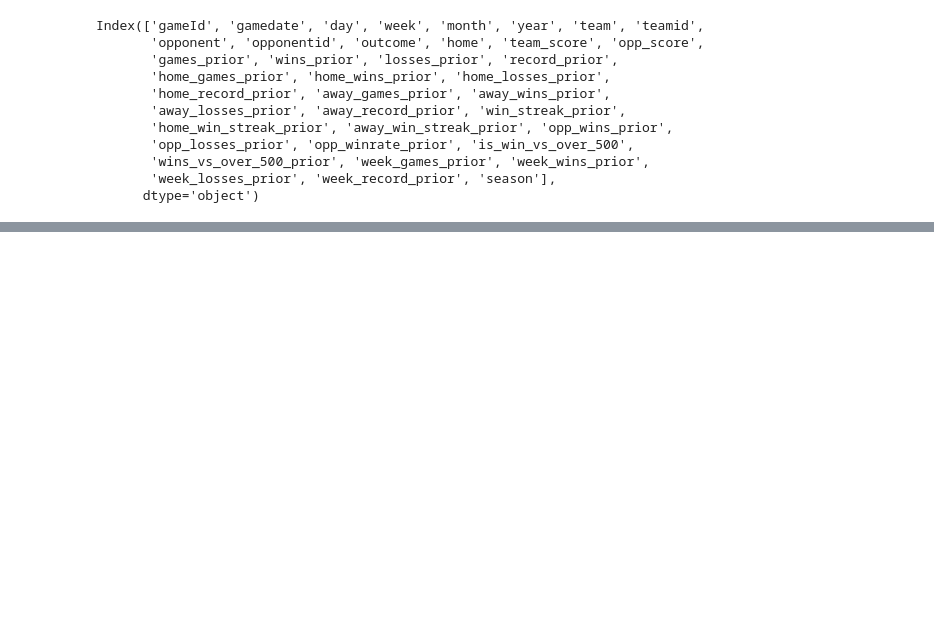
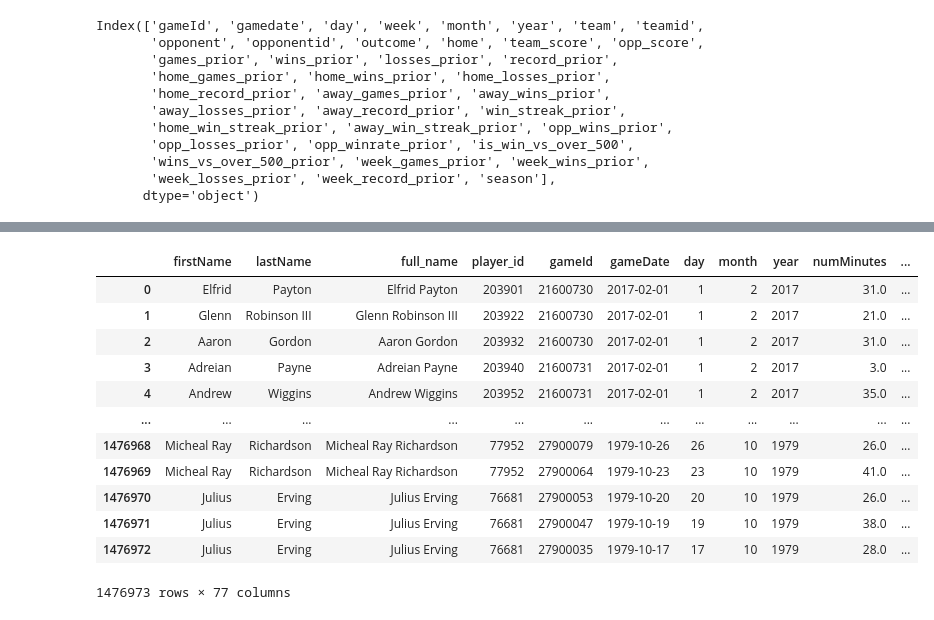
Before and after one commit to dejiandrew/nba-award-predictor, a Jupyter notebook: pow_features.ipynb, the cells around one changed output, grey strips where cells are left out. Drawn from its saved outputs; the diff is of its cells as text; code cells hidden in the pictures; blank space fills up the shorter version.

```diff
--- a/pow_features.ipynb
+++ b/pow_features.ipynb
@@ -550,0 +582,60 @@ player_statistics_df
+# %%
+query = """
+
+SELECT
+player_statistics_df.firstName
+,player_statistics_df.lastName
+,player_statistics_df.full_name
+,player_statistics_df.player_id
+,player_statistics_df.gameId
+,CAST(player_statistics_df.gameDate AS DATE) AS gameDate
+,DAY(CAST(player_statistics_df.gameDate AS DATE)) AS day
+,MONTH(CAST(player_statistics_df.gameDate AS DATE)) AS month
+,YEAR(CAST(player_statistics_df.gameDate AS DATE)) AS year
+,numMinutes
+,points
+,assists
+,blocks
+,steals
+,fieldGoalsAttempted
+,fieldGoalsMade
+,fieldGoalsPercentage
+,threePointersAttempted
+,threePointersMade
+,threePointersPercentage
+,freeThrowsAttempted
+,freeThrowsMade
+,freeThrowsPercentage
+,reboundsDefensive
+,reboundsOffensive
+,reboundsTotal
+,foulsPersonal
+,turnovers
+,plusMinusPoints
+,combined_df.*
+
+FROM player_statistics_df
+LEFT JOIN combined_df
+ON player_statistics_df.player_id = combined_df.player_id AND player_statistics_df.gameId = combined_df.gameId
+WHERE 1=1
+AND numMinutes IS NOT NULL  -- Remove any games where a player didn't play
+
+"""
+
+player_stats_with_pow = duckdb.query(query).df()
+player_stats_with_pow["won_player_of_the_week"] = np.where(player_stats_with_pow["won_player_of_the_week"].isna(),0,1)
+player_stats_with_pow
+# %% [output]
+|  | firstName | lastName | full_name | player_id | gameId | gameDate | day | month | year | numMinutes | ... |
+| 0 | Elfrid | Payton | Elfrid Payton | 203901 | 21600730 | 2017-02-01 | 1 | 2 | 2017 | 31.0 | ... |
+| 1 | Glenn | Robinson III | Glenn Robinson III | 203922 | 21600730 | 2017-02-01 | 1 | 2 | 2017 | 21.0 | ... |
+| 2 | Aaron | Gordon | Aaron Gordon | 203932 | 21600730 | 2017-02-01 | 1 | 2 | 2017 | 31.0 | ... |
+| 3 | Adreian | Payne | Adreian Payne | 203940 | 21600731 | 2017-02-01 | 1 | 2 | 2017 | 3.0 | ... |
+| 4 | Andrew | Wiggins | Andrew Wiggins | 203952 | 21600731 | 2017-02-01 | 1 | 2 | 2017 | 35.0 | ... |
+| ... | ... | ... | ... | ... | ... | ... | ... | ... | ... | ... | ... |
+| 1476968 | Micheal Ray | Richardson | Micheal Ray Richardson | 77952 | 27900079 | 1979-10-26 | 26 | 10 | 1979 | 26.0 | ... |
+| 1476969 | Micheal Ray | Richardson | Micheal Ray Richardson | 77952 | 27900064 | 1979-10-23 | 23 | 10 | 1979 | 41.0 | ... |
+| 1476970 | Julius | Erving | Julius Erving | 76681 | 27900053 | 1979-10-20 | 20 | 10 | 1979 | 26.0 | ... |
+| 1476971 | Julius | Erving | Julius Erving | 76681 | 27900047 | 1979-10-19 | 19 | 10 | 1979 | 38.0 | ... |
+| 1476972 | Julius | Erving | Julius Erving | 76681 | 27900035 | 1979-10-17 | 17 | 10 | 1979 | 28.0 | ... |
+1476973 rows × 77 columns
```
Also changed, not shown: parts of 3 cells of this notebook.
